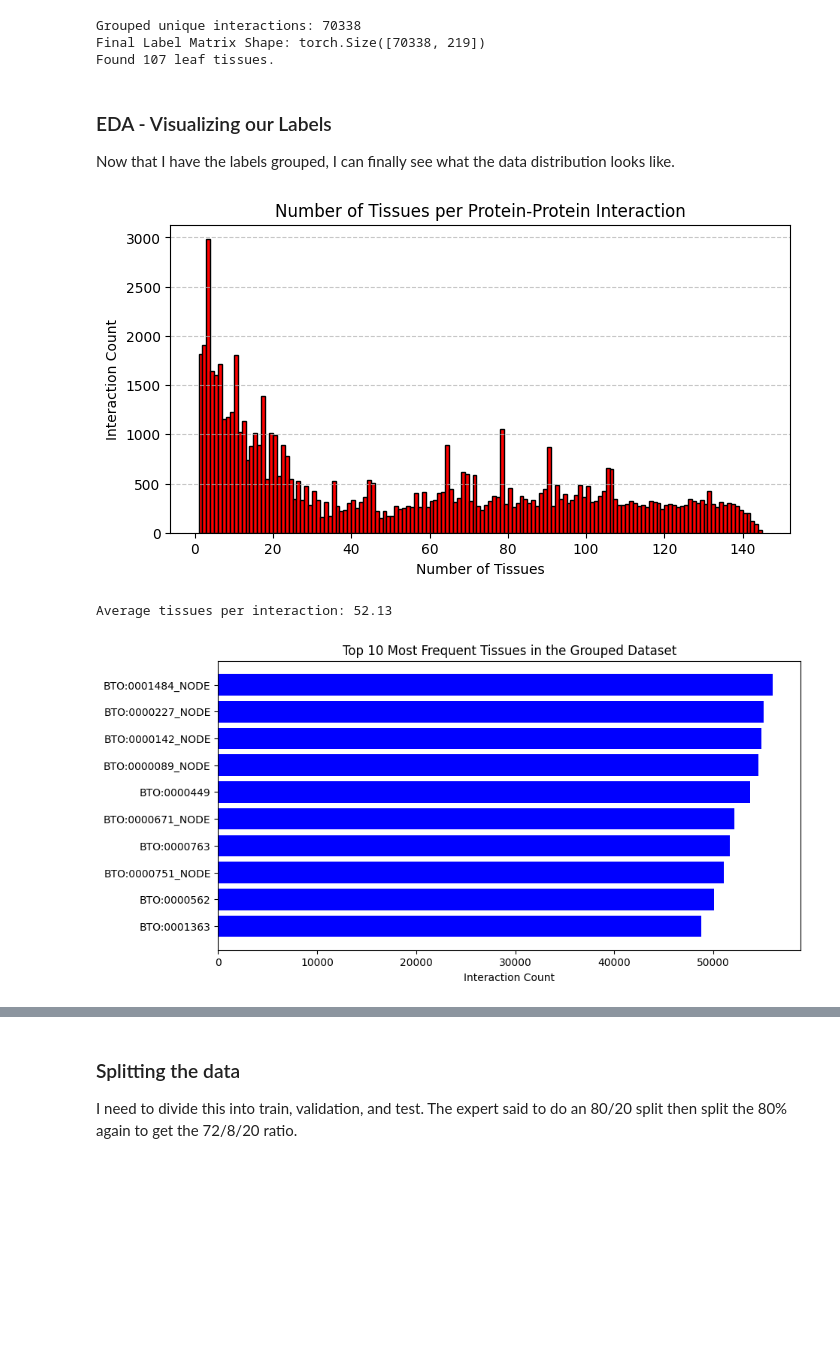
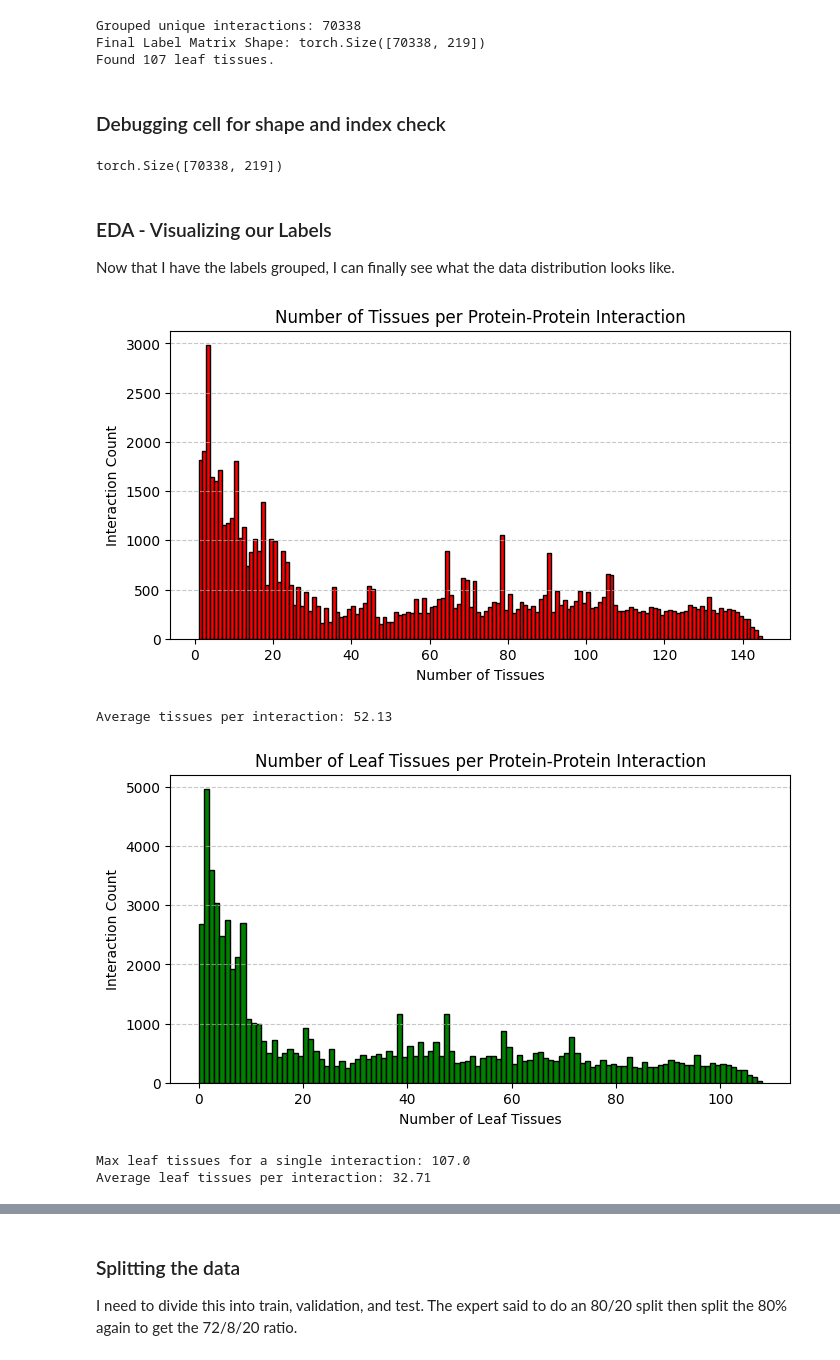
Before and after one commit to CleymenZero/Ohmnet-GAT-Extension, a Jupyter notebook: Capstone Project.ipynb, the cells around one changed output, grey strips where cells are left out. Drawn from its saved outputs; the diff is of its cells as text; code cells hidden in the pictures; blank space fills up the shorter version.

```diff
--- a/Capstone Project.ipynb
+++ b/Capstone Project.ipynb
@@ -184,31 +190,58 @@ print(f"Found {len(leaf_node_indices)} leaf tissues.")
 Grouped unique interactions: 70338
 Final Label Matrix Shape: torch.Size([70338, 219])
 Found 107 leaf tissues.
+# %% [markdown]
+### Debugging cell for shape and index check
+# %%
+# Used this cell to gradually debug the above cell using it to see shapes of every element I could
+edge_label_all.shape
+# %% [output]
+torch.Size([70338, 219])
 # %% [markdown]
 ### EDA - Visualizing our Labels
 Now that I have the labels grouped, I can finally see what the data distribution looks like.
 # %%
-# EDA Graph 1: How many tissues per interaction?
+# EDA histogram: How many tissues per interaction?
 plt.figure(figsize=(8, 4))
 tissues_per_ppi = edge_label_all.sum(dim=1).numpy()
 plt.hist(tissues_per_ppi, bins=range(1, int(tissues_per_ppi.max()) + 2), color='r', edgecolor='black')
 plt.title("Number of Tissues per Protein-Protein Interaction")
 plt.xlabel("Number of Tissues")
 plt.ylabel("Interaction Count")
 plt.grid(axis='y', linestyle='--', alpha=0.7)
 plt.show()
 
 print(f"Average tissues per interaction: {tissues_per_ppi.mean():.2f}")
 
-# EDA Graph 2: Top 10 Most Common Tissues?
+# EDA histogram: same but only for leaf tissues now (the ones that will be tested later)
+# notice the change in scale of number of interactions, everything get skewed to the left which is a good sign for tissue specificity
+# edge_label_all shape: [70338, 219]
+# leaf_labels_only shape: [70338, 107]
+leaf_labels_only = edge_label_all[:, leaf_node_indices]
+# Now sum sideways across the 107 leaf tissues
+leaf_tissues_per_ppi = leaf_labels_only.sum(dim=1).numpy()
+plt.figure(figsize=(8, 4))
+# Note: we use bins starting from 0 in case some PPIs have no leaf-level annotations
+plt.hist(leaf_tissues_per_ppi, bins=range(0, int(leaf_tissues_per_ppi.max()) + 2), color='g', edgecolor='black')
+plt.title("Number of Leaf Tissues per Protein-Protein Interaction")
+plt.xlabel("Number of Leaf Tissues")
+plt.ylabel("Interaction Count")
+plt.grid(axis='y', linestyle='--', alpha=0.7)
+plt.show()
+print(f"Max leaf tissues for a single interaction: {leaf_tissues_per_ppi.max()}")
+print(f"Average leaf tissues per interaction: {leaf_tissues_per_ppi.mean():.2f}")
+
+# EDA barh: Top 10 Most Common Tissues?
 plt.figure(figsize=(10, 5))
 tissue_counts = edge_label_all.sum(dim=0).numpy()
 top_indices = np.argsort(tissue_counts)[-10:]
 plt.barh([tissue_nodes[i] for i in top_indices], tissue_counts[top_indices], color='b')
 plt.title("Top 10 Most Frequent Tissues in the Grouped Dataset")
 plt.xlabel("Interaction Count")
 plt.show()
 # %% [output]
 [figure]
 Average tissues per interaction: 52.13
-[figure, old version]
+[figure, new version]
+Max leaf tissues for a single interaction: 107.0
+Average leaf tissues per interaction: 32.71
```
Also changed, not shown: parts of 15 cells of this notebook, 1 other file.
